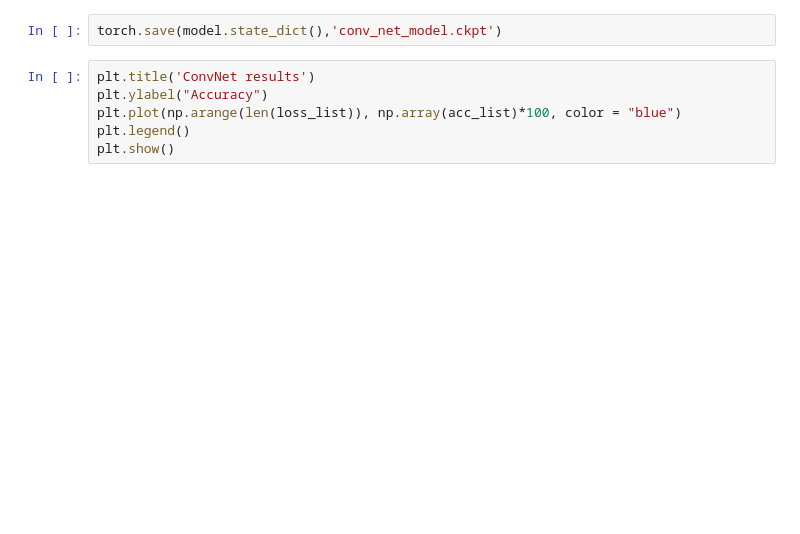
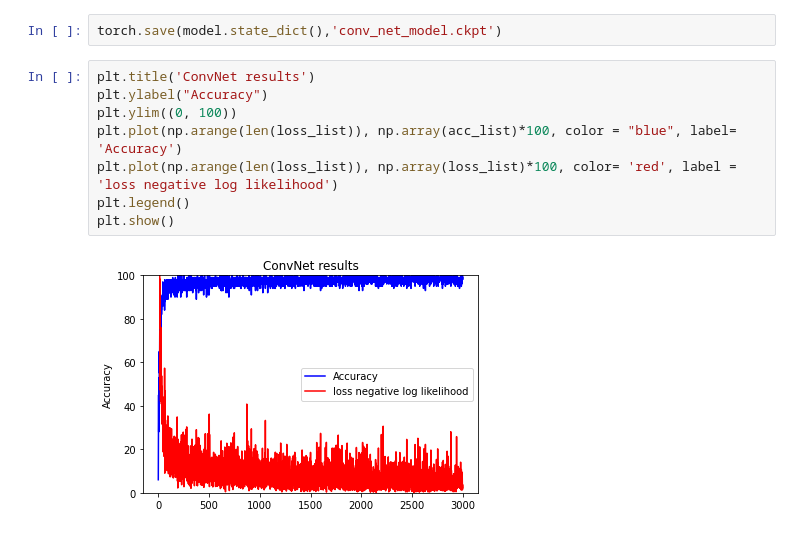
Before and after one commit to trilgar/MSM-2021, a Jupyter notebook: MSM_lab1.ipynb, the cells around one changed output. Saved outputs shown, nothing was run; the diff lists cells and outputs as text; blank space fills up the shorter version.

```diff
--- a/MSM_lab1.ipynb
+++ b/MSM_lab1.ipynb
@@ -120,6 +131,10 @@ torch.save(model.state_dict(),'conv_net_model.ckpt')
 # %%
 plt.title('ConvNet results')
 plt.ylabel("Accuracy")
-plt.plot(np.arange(len(loss_list)), np.array(acc_list)*100, color = "blue")
+plt.ylim((0, 100))
+plt.plot(np.arange(len(loss_list)), np.array(acc_list)*100, color = "blue", label= 'Accuracy')
+plt.plot(np.arange(len(loss_list)), np.array(loss_list)*100, color= 'red', label = 'loss negative log likelihood')
 plt.legend()
 plt.show()
+# %% [output]
+[figure, added]
```
Also changed, not shown: parts of 5 cells of this notebook.
